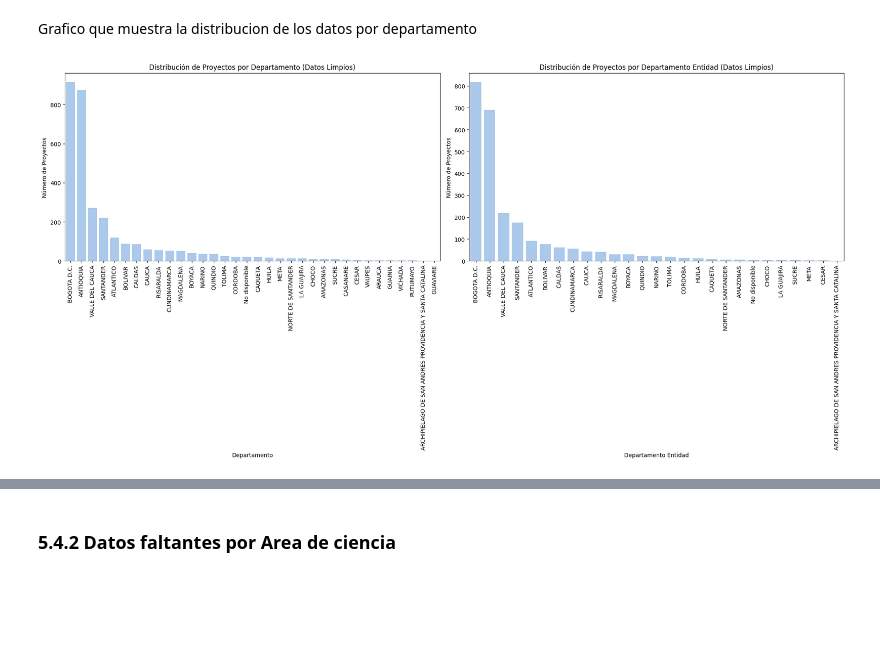
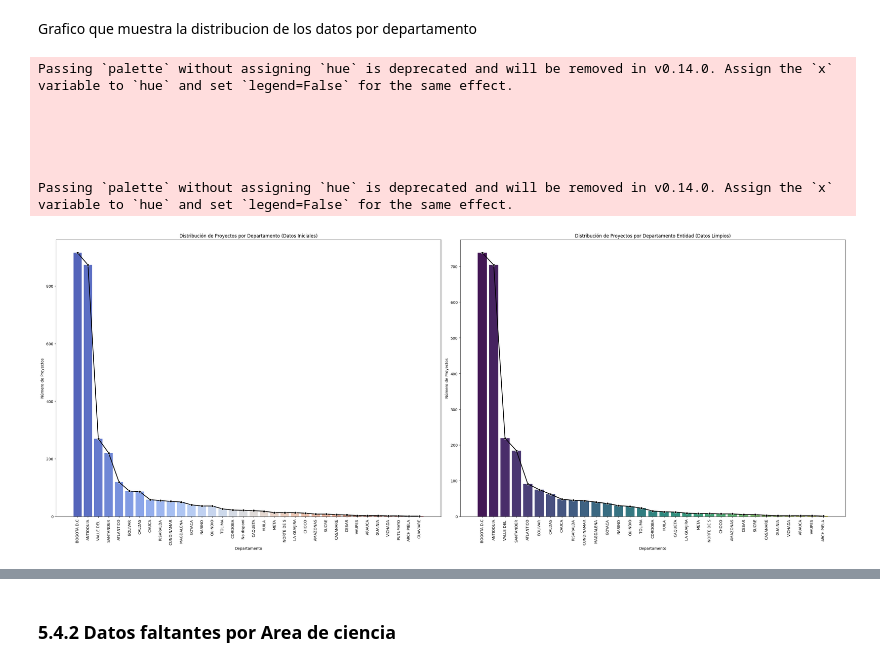
Before and after one commit to Diazbj/ProyectoAnalisisDeDatos, a Jupyter notebook: ProyectoAD.ipynb, the cells around one changed output, grey strips where cells are left out. Cells and saved outputs as stored; diff of their text form; code cells hidden in the pictures; blank space fills up the shorter version.

```diff
--- a/ProyectoAD.ipynb
+++ b/ProyectoAD.ipynb
@@ -352,25 +344,35 @@ ciudadesNoDisponible
 # %% [markdown]
 Grafico que muestra la distribucion de los datos por departamento
 # %%
-# prompt: genera dos graficas en la misma impresion una distribucion de proyectos por departamento y en el otro igual
-
-plt.figure(figsize=(20, 10))
+dfOriginal2=dfOriginal
+dfOriginal2['NME_DEPTO_PRY'] = dfOriginal2['NME_DEPTO_PRY'].str.slice(0, 15)
+dfSinAtipicos['NME_DEPTO_PRY'] = dfSinAtipicos['NME_DEPTO_PRY'].str.slice(0, 15)
+plt.figure(figsize=(30, 12))
 
 plt.subplot(1, 2, 1)
-sns.countplot(x='NME_DEPTO_PRY', data=dfOriginal, order=dfOriginal['NME_DEPTO_PRY'].value_counts().index)
+sns.countplot(x='NME_DEPTO_PRY', data=dfOriginal2,palette='coolwarm', order=dfOriginal2['NME_DEPTO_PRY'].str.slice(0,15).value_counts().index)
+sns.lineplot(x=dfOriginal2['NME_DEPTO_PRY'].value_counts().index, y=dfOriginal2['NME_DEPTO_PRY'].value_counts().values, color='black', marker='o', linewidth=2)
 plt.xticks(rotation=90)
-plt.title('Distribución de Proyectos por Departamento (Datos Limpios)')
+plt.title('Distribución de Proyectos por Departamento (Datos Iniciales)')
 plt.xlabel('Departamento')
 plt.ylabel('Número de Proyectos')
 
 plt.subplot(1, 2, 2)
-sns.countplot(x='NME_DEPTO_ENTIDAD', data=dfSinAtipicos, order=dfSinAtipicos['NME_DEPTO_ENTIDAD'].value_counts().index)
+sns.countplot(x='NME_DEPTO_PRY', data=dfSinAtipicos, palette='viridis',order=dfSinAtipicos['NME_DEPTO_PRY'].str.slice(0,15).value_counts().index)
+sns.lineplot(x=dfSinAtipicos['NME_DEPTO_PRY'].value_counts().index, y=dfSinAtipicos['NME_DEPTO_PRY'].value_counts().values, color='black', marker='o', linewidth=2)
 plt.xticks(rotation=90)
 plt.title('Distribución de Proyectos por Departamento Entidad (Datos Limpios)')
-plt.xlabel('Departamento Entidad')
+plt.xlabel('Departamento')
 plt.ylabel('Número de Proyectos')
 
 plt.tight_layout()
 plt.show()
 # %% [output]
+Passing `palette` without assigning `hue` is deprecated and will be removed in v0.14.0. Assign the `x` variable to `hue` and set `legend=False` for the same effect.
+
+
+
+
+
+Passing `palette` without assigning `hue` is deprecated and will be removed in v0.14.0. Assign the `x` variable to `hue` and set `legend=False` for the same effect.
-[figure, old version]
+[figure, new version]
```
Also changed, not shown: parts of 11 cells of this notebook.
